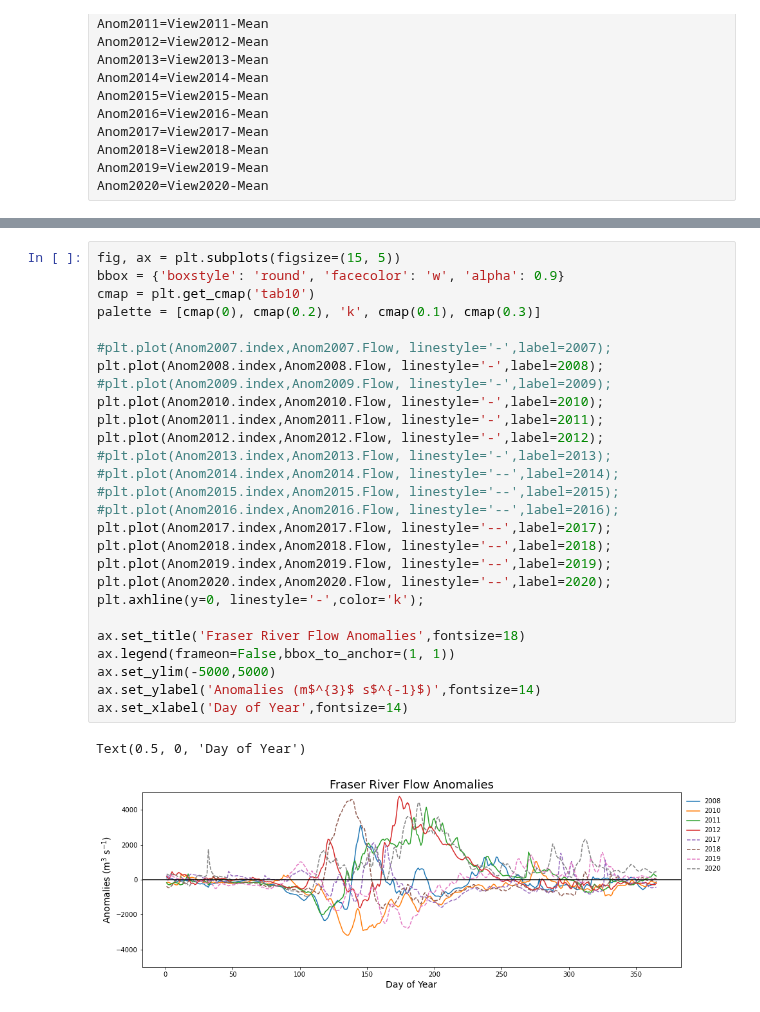
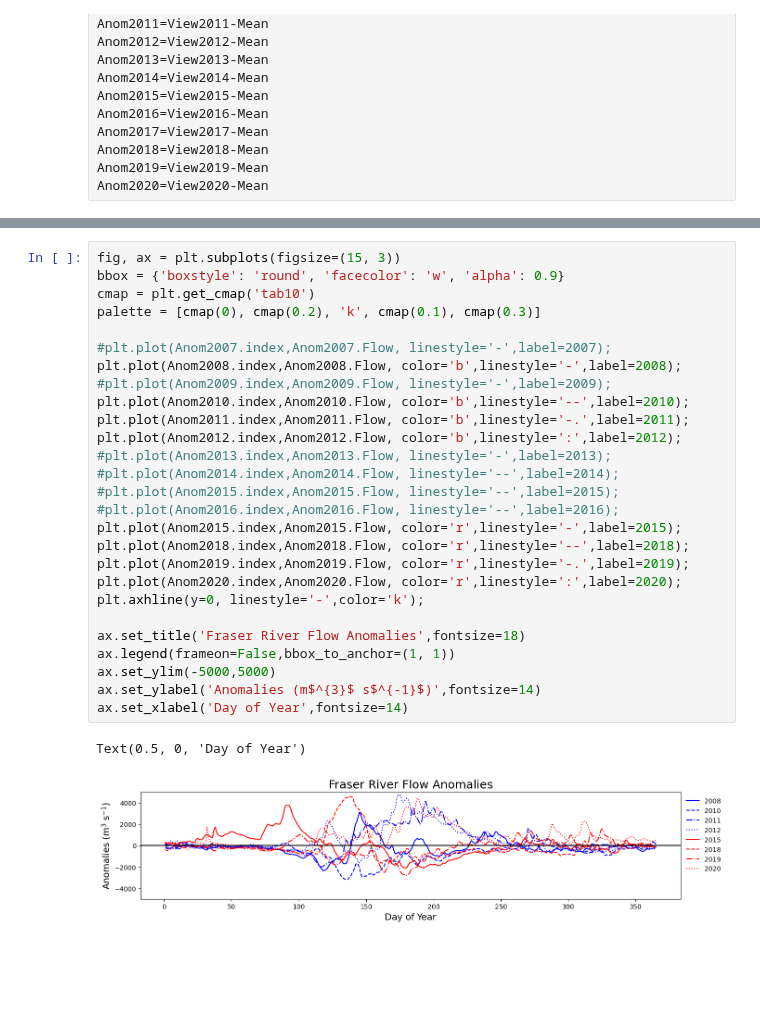
Before and after one commit to SalishSeaCast/analysis-karyn, a Jupyter notebook: notebooks/NPGO/FraserRiverFlow_2007-2020.ipynb, the cells around one changed output, grey strips where cells are left out. Saved outputs shown, nothing was run; the diff lists cells and outputs as text; blank space fills up the shorter version.

```diff
--- a/notebooks/NPGO/FraserRiverFlow_2007-2020.ipynb
+++ b/notebooks/NPGO/FraserRiverFlow_2007-2020.ipynb
@@ -190,30 +352,30 @@ Anom2020=View2020-Mean
 # %%
-fig, ax = plt.subplots(figsize=(15, 5))
+fig, ax = plt.subplots(figsize=(15, 3))
 bbox = {'boxstyle': 'round', 'facecolor': 'w', 'alpha': 0.9}
 cmap = plt.get_cmap('tab10')
 palette = [cmap(0), cmap(0.2), 'k', cmap(0.1), cmap(0.3)]
 
 #plt.plot(Anom2007.index,Anom2007.Flow, linestyle='-',label=2007);
-plt.plot(Anom2008.index,Anom2008.Flow, linestyle='-',label=2008);
+plt.plot(Anom2008.index,Anom2008.Flow, color='b',linestyle='-',label=2008);
 #plt.plot(Anom2009.index,Anom2009.Flow, linestyle='-',label=2009);
-plt.plot(Anom2010.index,Anom2010.Flow, linestyle='-',label=2010);
-plt.plot(Anom2011.index,Anom2011.Flow, linestyle='-',label=2011);
-plt.plot(Anom2012.index,Anom2012.Flow, linestyle='-',label=2012);
+plt.plot(Anom2010.index,Anom2010.Flow, color='b',linestyle='--',label=2010);
+plt.plot(Anom2011.index,Anom2011.Flow, color='b',linestyle='-.',label=2011);
+plt.plot(Anom2012.index,Anom2012.Flow, color='b',linestyle=':',label=2012);
 #plt.plot(Anom2013.index,Anom2013.Flow, linestyle='-',label=2013);
 #plt.plot(Anom2014.index,Anom2014.Flow, linestyle='--',label=2014);
 #plt.plot(Anom2015.index,Anom2015.Flow, linestyle='--',label=2015);
 #plt.plot(Anom2016.index,Anom2016.Flow, linestyle='--',label=2016);
-plt.plot(Anom2017.index,Anom2017.Flow, linestyle='--',label=2017);
-plt.plot(Anom2018.index,Anom2018.Flow, linestyle='--',label=2018);
-plt.plot(Anom2019.index,Anom2019.Flow, linestyle='--',label=2019);
-plt.plot(Anom2020.index,Anom2020.Flow, linestyle='--',label=2020);
+plt.plot(Anom2015.index,Anom2015.Flow, color='r',linestyle='-',label=2015);
+plt.plot(Anom2018.index,Anom2018.Flow, color='r',linestyle='--',label=2018);
+plt.plot(Anom2019.index,Anom2019.Flow, color='r',linestyle='-.',label=2019);
+plt.plot(Anom2020.index,Anom2020.Flow, color='r',linestyle=':',label=2020);
 plt.axhline(y=0, linestyle='-',color='k');
 
 ax.set_title('Fraser River Flow Anomalies',fontsize=18)
 ax.legend(frameon=False,bbox_to_anchor=(1, 1))
 ax.set_ylim(-5000,5000)
 ax.set_ylabel('Anomalies (m$^{3}$ s$^{-1}$)',fontsize=14)
 ax.set_xlabel('Day of Year',fontsize=14)
 # %% [output]
 Text(0.5, 0, 'Day of Year')
-[figure, old version]
+[figure, new version]
```
Also changed, not shown: parts of 15 cells of this notebook, 1 other file.
